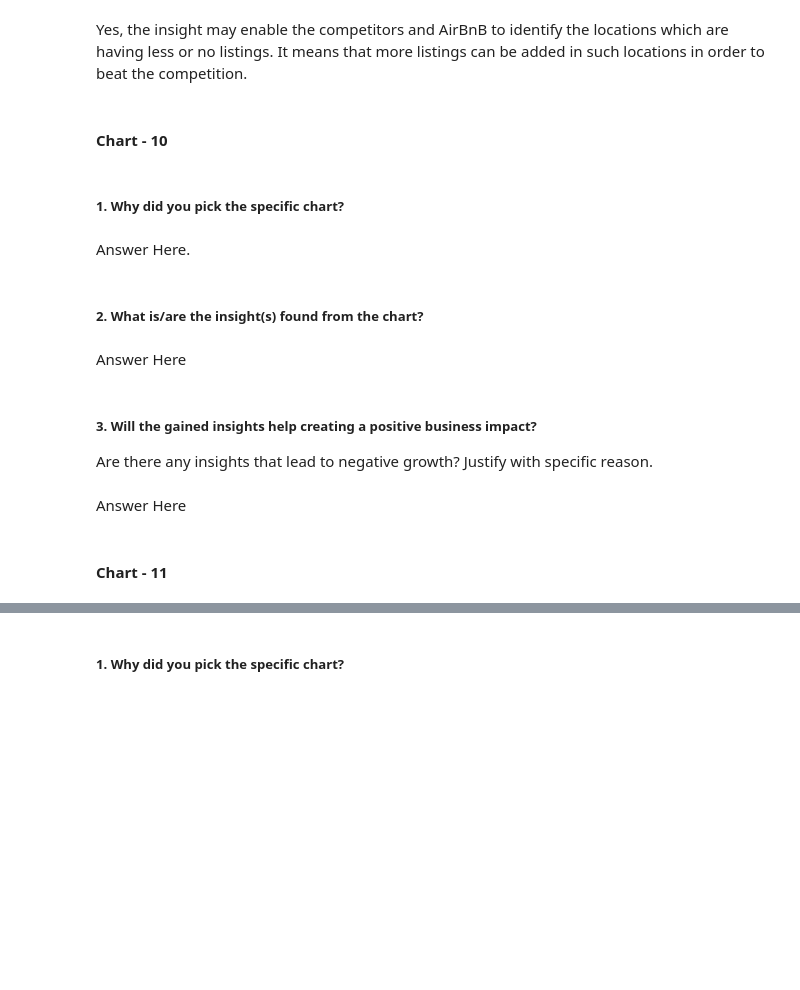
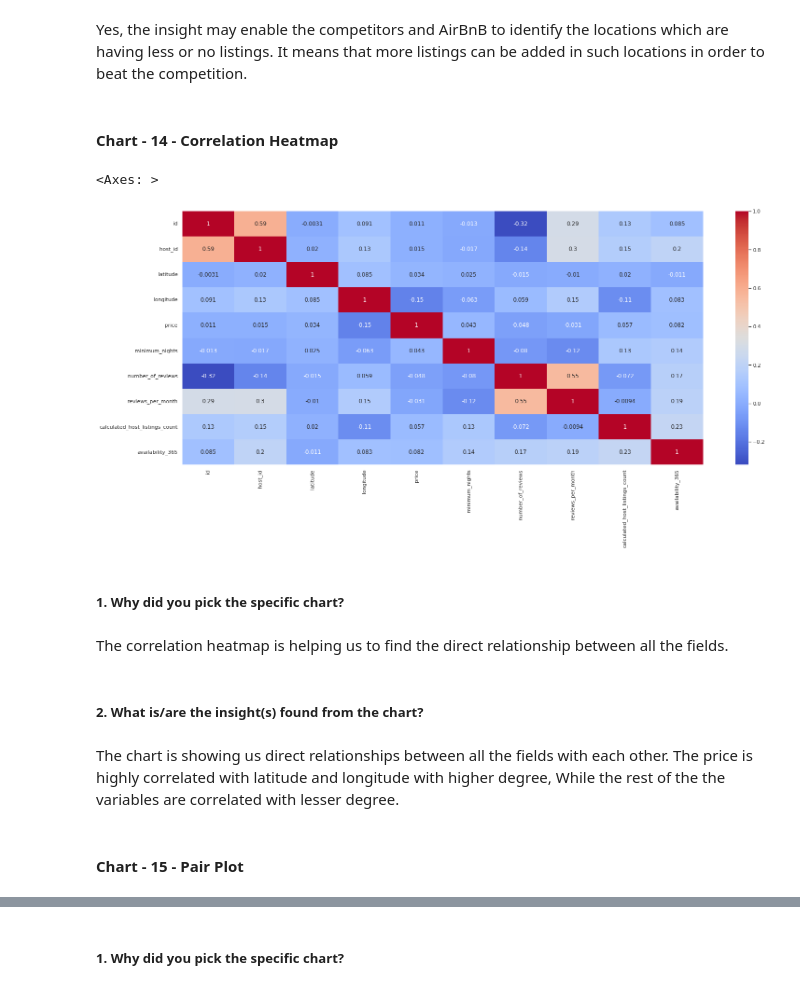
Before and after one commit to shubhi0078/AirBnB-bookings-DF-Analysis, a Jupyter notebook: AirBnB_EDA_Project.ipynb, the cells around one changed output, grey strips where cells are left out. Saved outputs shown, nothing was run; the diff lists cells and outputs as text; code cells hidden in the pictures; blank space fills up the shorter version.

```diff
--- a/AirBnB_EDA_Project.ipynb
+++ b/AirBnB_EDA_Project.ipynb
@@ -783,4 +767,4 @@ Are there any insights that lead to negative growth? Justify with specific reaso
 # %% [markdown]
 Yes, the insight may enable the competitors and AirBnB to identify the locations which are having less or no listings. It means that more listings can be added in such locations in order to beat the competition.
 # %% [markdown]
-#### Chart - 10
+#### Chart - 14 - Correlation Heatmap
@@ -789,15 +771,17 @@ Yes, the insight may enable the competitors and AirBnB to identify the locations
+# %%
+# Correlation Heatmap visualization code
+corr_matrix = df.corr()
+sns.heatmap(corr_matrix, cmap = 'coolwarm', annot = True)
+# %% [output]
+<Axes: >
+[figure, added]
 # %% [markdown]
 ##### 1. Why did you pick the specific chart?
-# %% [markdown]
-Answer Here.
+# %% [markdown]
+The correlation heatmap is helping us to find the direct relationship between all the fields.
 # %% [markdown]
 ##### 2. What is/are the insight(s) found from the chart?
-# %% [markdown]
-Answer Here
-# %% [markdown]
-##### 3. Will the gained insights help creating a positive business impact?
-Are there any insights that lead to negative growth? Justify with specific reason.
-# %% [markdown]
-Answer Here
+# %% [markdown]
+The chart is showing us direct relationships between all the fields with each other. The price is highly correlated with latitude and longitude with higher degree, While the rest of the the variables are correlated with lesser degree.
 # %% [markdown]
-#### Chart - 11
+#### Chart - 15 - Pair Plot
```
Also changed, not shown: parts of 42 cells of this notebook.
